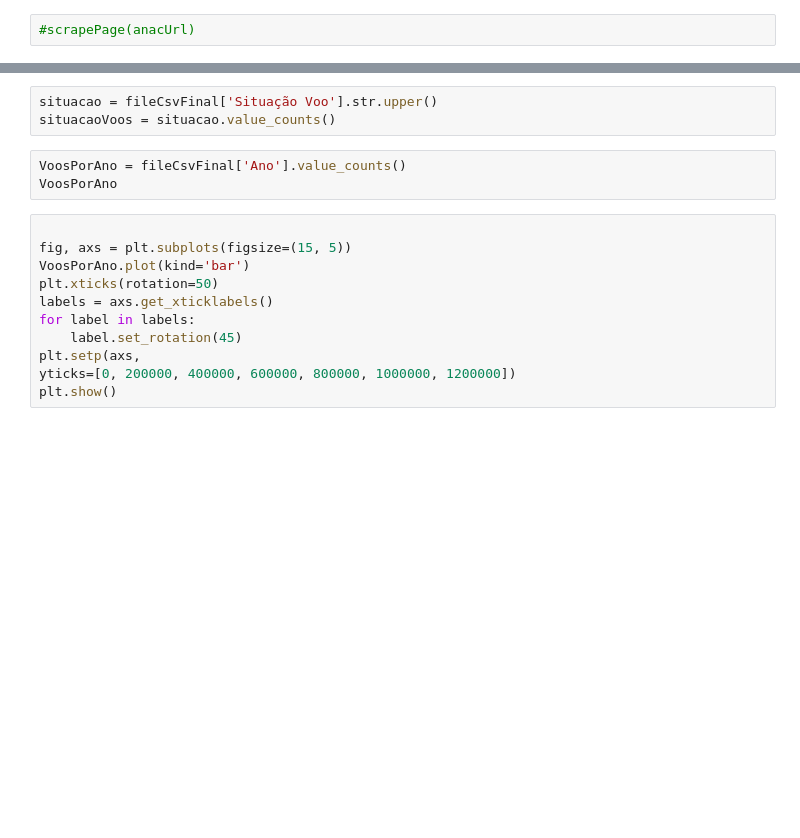
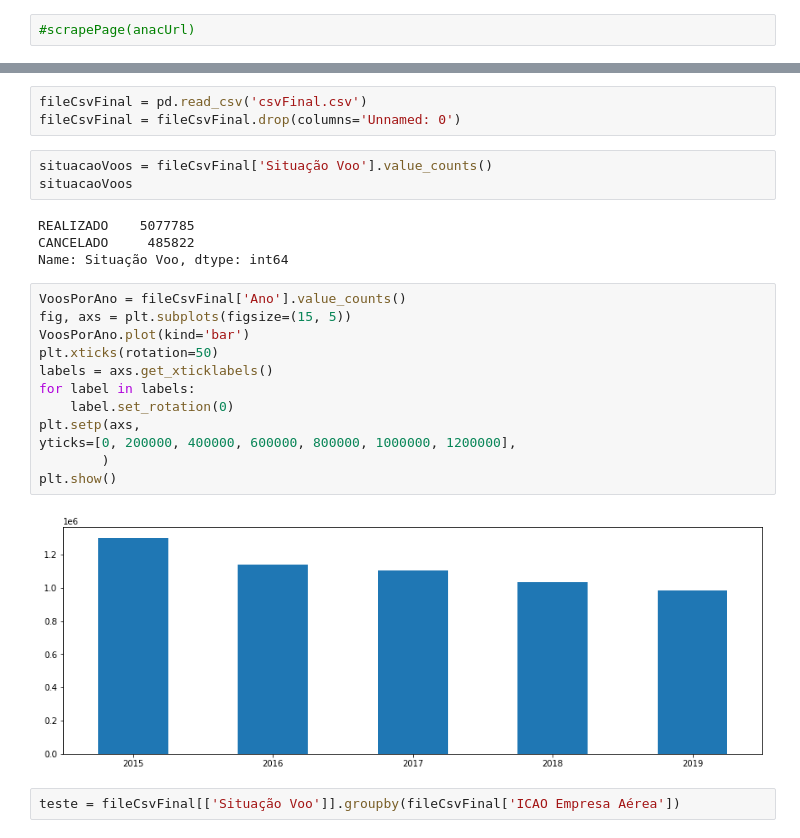
Before and after one commit to gabrielsandrade/MATA62-UFBA, a Jupyter notebook: anac.ipynb, the cells around one changed output, grey strips where cells are left out. Drawn from its saved outputs; the diff is of its cells as text; blank space fills up the shorter version.

Commit message:
Interactive graphs

```diff
--- a/anac.ipynb
+++ b/anac.ipynb
@@ -58,17 +56,26 @@ Lendo os arquivos do ano 2015
+# %%
+fileCsvFinal = pd.read_csv('csvFinal.csv')
+fileCsvFinal = fileCsvFinal.drop(columns='Unnamed: 0')
 # %%
-situacao = fileCsvFinal['Situação Voo'].str.upper()
-situacaoVoos = situacao.value_counts()
+situacaoVoos = fileCsvFinal['Situação Voo'].value_counts()
+situacaoVoos
+# %% [output]
+REALIZADO    5077785
+CANCELADO     485822
+Name: Situação Voo, dtype: int64
-# %%
-VoosPorAno = fileCsvFinal['Ano'].value_counts()
-VoosPorAno
 # %%
-
+VoosPorAno = fileCsvFinal['Ano'].value_counts()
 fig, axs = plt.subplots(figsize=(15, 5))
 VoosPorAno.plot(kind='bar')
 plt.xticks(rotation=50)
 labels = axs.get_xticklabels()
 for label in labels:
-    label.set_rotation(45)
+    label.set_rotation(0)
 plt.setp(axs,
-yticks=[0, 200000, 400000, 600000, 800000, 1000000, 1200000])
+yticks=[0, 200000, 400000, 600000, 800000, 1000000, 1200000],
+        )
 plt.show()
+# %% [output]
+[figure, added]
+# %%
+teste = fileCsvFinal[['Situação Voo']].groupby(fileCsvFinal['ICAO Empresa Aérea'])
```
Also changed, not shown: parts of 6 cells of this notebook.
